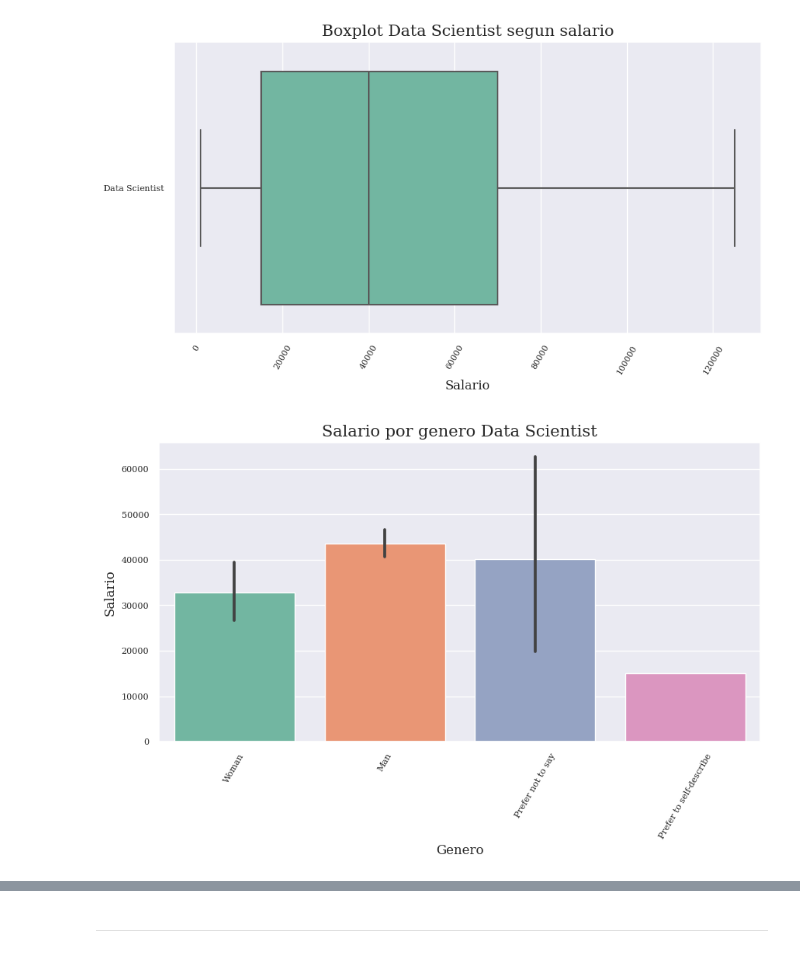
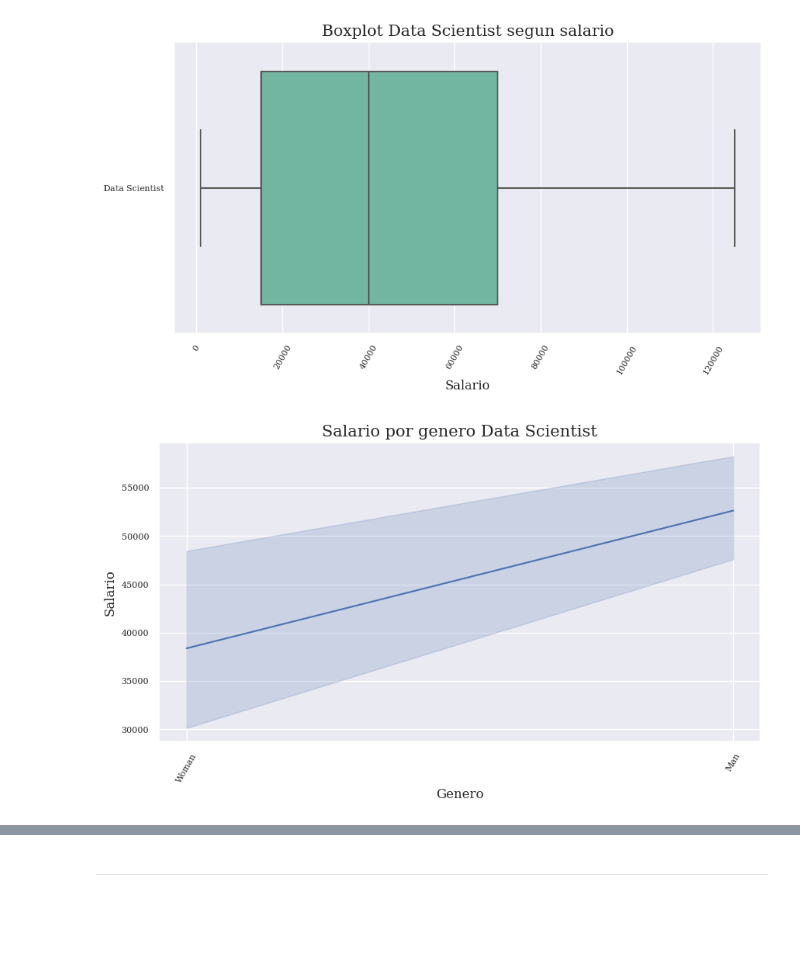
Before and after one commit to Adalab/project-DA-promo-c-modulo-2-team-5, a Jupyter notebook: Sprint3/sprint3_proyecto_modulo2.ipynb, the cells around one changed output, grey strips where cells are left out. Cells and saved outputs as stored; diff of their text form; code cells hidden in the pictures; blank space fills up the shorter version.

```diff
--- a/Sprint3/sprint3_proyecto_modulo2.ipynb
+++ b/Sprint3/sprint3_proyecto_modulo2.ipynb
@@ -671,3 +668,5 @@ plt.show()
+# %%
+df_lineplot_salarios= df_puesto_genero_europa[ ~df_puesto_genero_europa['gender'].isin(['Prefer to self-describe','Nonbinary', 'Prefer not to say'])]
 # %%
 plt.figure( )
 
@@ -733,3 +732,10 @@ plt.show()
+# %%
+sns.swarmplot('rango_edad', 'edades', data = df)
+
+sns.set(style='darkgrid', palette = 'dark')
+
+
+plt.show();
 # %% [markdown]
 ### VEMOS PARA DATA SCIENT
 # %%
@@ -737,3 +743,5 @@ df_europa_salarios_data2= df_europa_salario_sinoutliers[ df_europa_salario_sinou
+# %%
+df_europa_salarios_data2= df_lineplot_salarios[ df_lineplot_salarios['puesto'] == 'Data Scientist']
 # %%
 plt.figure( )
 
@@ -763,29 +771,29 @@ plt.show()
 # %%
 plt.figure( )
 
-fig = sns.barplot(x='gender',y='salario_max_imputer',  palette = "Set2",data= df_europa_salarios_data2)
+fig = sns.lineplot(x='gender',y='salario_max_imputer',  palette = "Set2",data= df_europa_salarios_data2)
 
 
 
 sns.set_style("whitegrid")
 sns.set(font = "serif")
 
 plt.title(label='Salario por genero Data Scientist',font = "serif", fontsize= 15, position=(0.5,6))
 
 
 plt.xlabel("Genero", fontsize = 10, font = "serif")
 plt.ylabel("Salario", fontsize = 10, font = "serif")
 
 plt.xticks(fontsize = 8)
 plt.yticks(fontsize = 8)
 
 plt.xticks(rotation = 60)
 
 
 plt.savefig('graficas/salario_genero_europa_datascientist.jpeg',bbox_inches='tight')
 plt.show()
 # %% [output]
-[figure, old version]
+[figure, new version]
 # %%
 plt.figure( )
 
```
Also changed, not shown: parts of 7 cells of this notebook, 6 other files.
